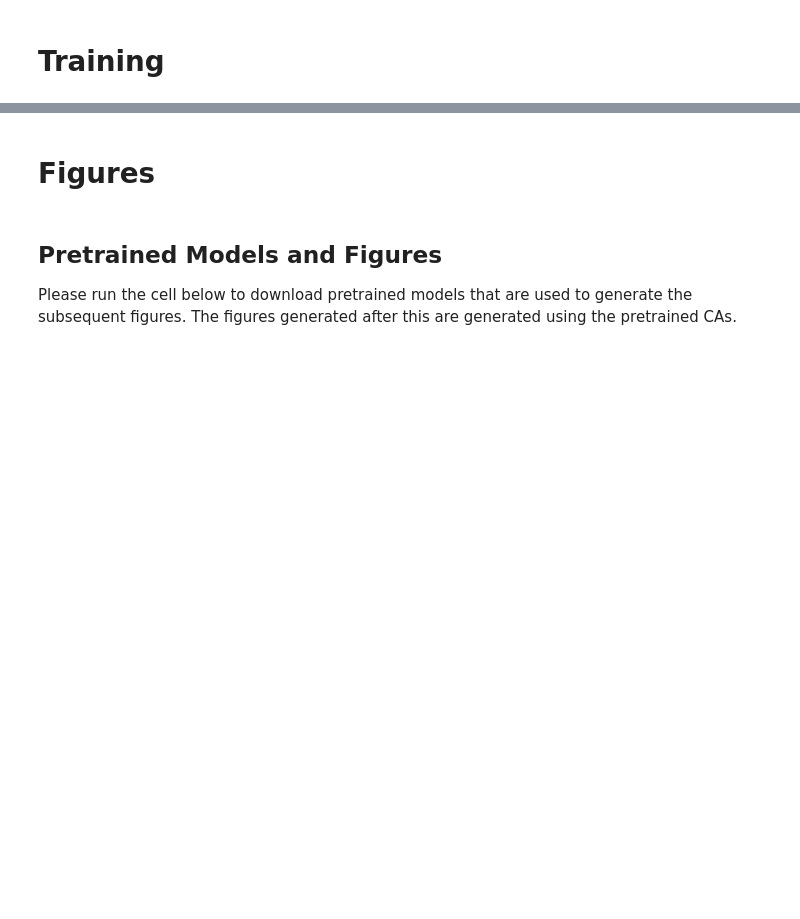
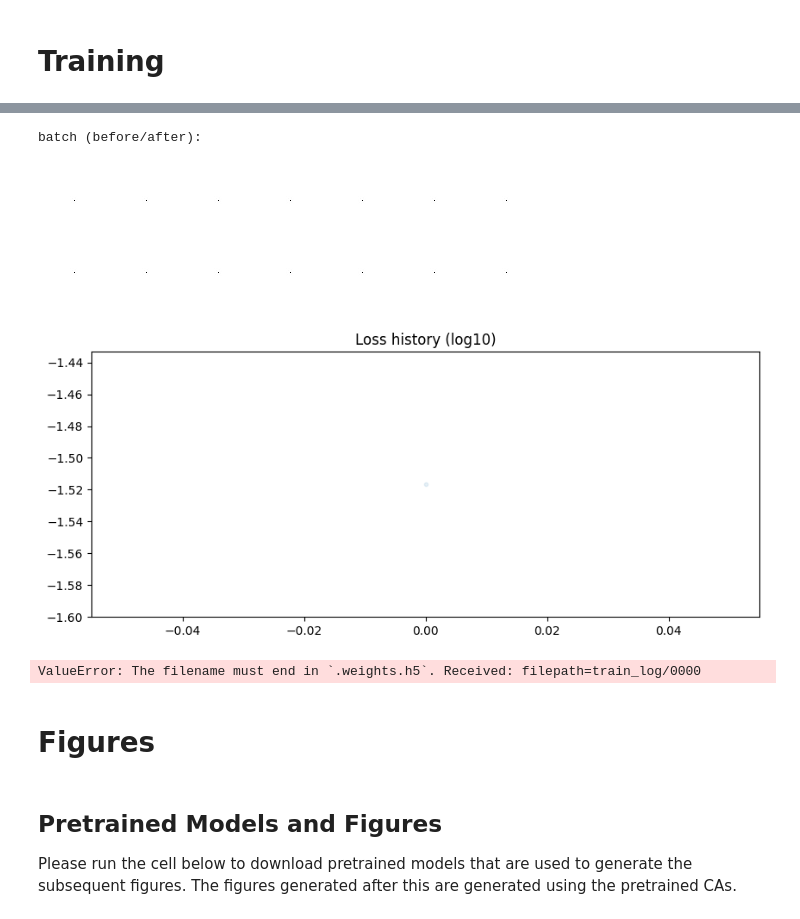
Before and after one commit to blakeelias/self-organising-systems, a Jupyter notebook: notebooks/growing_ca.ipynb, the cells around one changed output, grey strips where cells are left out. Cells and saved outputs as stored; diff of their text form; code cells hidden in the pictures; blank space fills up the shorter version.

Commit message:
Fix Keras ValueError ("The filename must end in `.weights.h5`. ")

```diff
--- a/notebooks/growing_ca.ipynb
+++ b/notebooks/growing_ca.ipynb
@@ -348,34 +362,39 @@ def train_step(x):
 for i in range(8000+1):
   if USE_PATTERN_POOL:
     batch = pool.sample(BATCH_SIZE)
     x0 = batch.x
     loss_rank = loss_f(x0).numpy().argsort()[::-1]
     x0 = x0[loss_rank]
     x0[:1] = seed
     if DAMAGE_N:
       damage = 1.0-make_circle_masks(DAMAGE_N, h, w).numpy()[..., None]
       x0[-DAMAGE_N:] *= damage
   else:
     x0 = np.repeat(seed[None, ...], BATCH_SIZE, 0)
 
   x, loss = train_step(x0)
 
   if USE_PATTERN_POOL:
     batch.x[:] = x
     batch.commit()
 
   step_i = len(loss_log)
   loss_log.append(loss.numpy())
 
   if step_i%10 == 0:
     generate_pool_figures(pool, step_i)
   if step_i%100 == 0:
     clear_output()
     visualize_batch(x0, x, step_i)
     plot_loss(loss_log)
-    export_model(ca, 'train_log/%04d'%step_i)
+    export_model(ca, 'train_log/%04d.weights.h5'%step_i)
 
   print('\r step: %d, log10(loss): %.3f'%(len(loss_log), np.log10(loss)), end='')
+# %% [output]
+batch (before/after):
+[figure, added]
+[figure, added]
+ValueError: The filename must end in `.weights.h5`. Received: filepath=train_log/0000
 # %% [markdown]
 # Figures
 # %%
```
Also changed, not shown: parts of 2 cells of this notebook.
